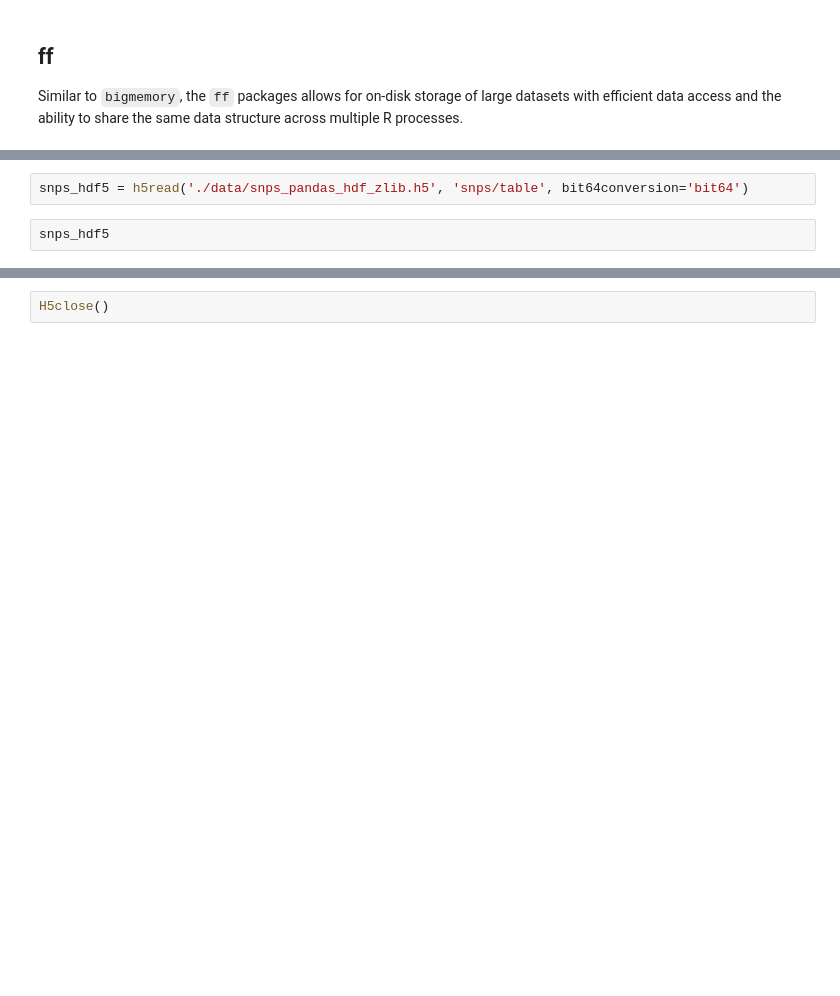
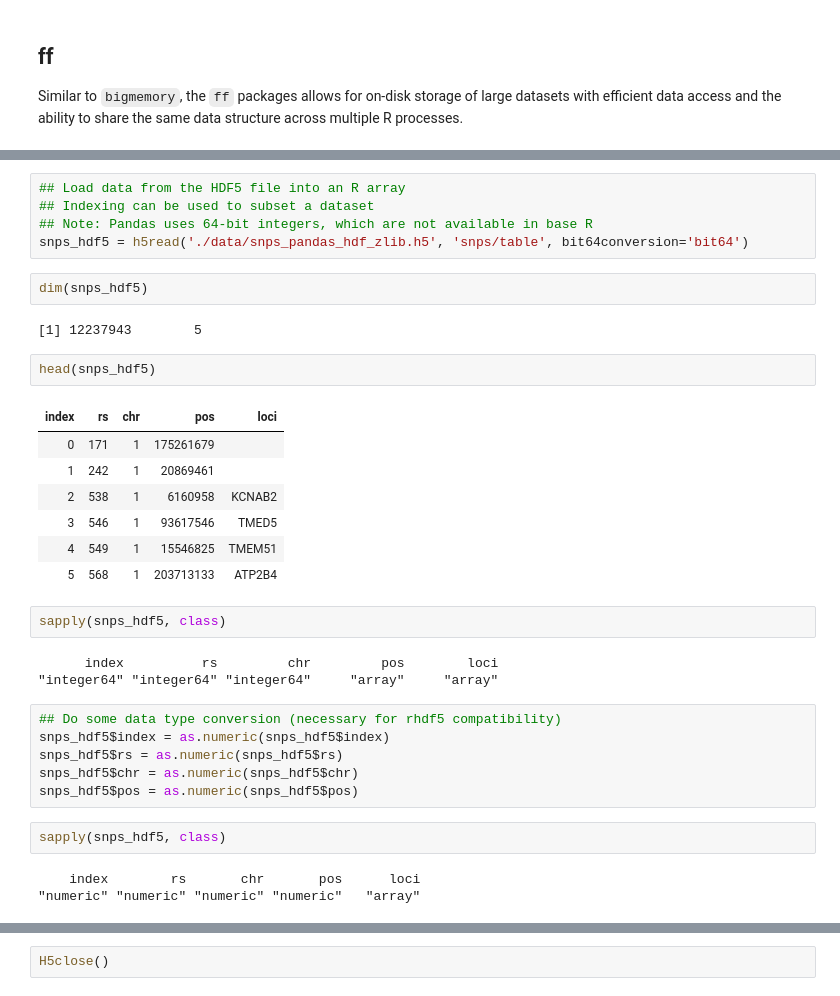
Before and after one commit to mooneymi/large_scale_data, a Jupyter notebook: BMI535_Week3_R_Data_Solutions.ipynb, the cells around one changed output, grey strips where cells are left out. Saved outputs shown, nothing was run; the diff lists cells and outputs as text; blank space fills up the shorter version.

```diff
--- a/BMI535_Week3_R_Data_Solutions.ipynb
+++ b/BMI535_Week3_R_Data_Solutions.ipynb
@@ -344,4 +679,35 @@ The `rhdf5` package ...
-# %%
-snps_hdf5 = h5read('./data/snps_pandas_hdf_zlib.h5', 'snps/table', bit64conversion='bit64')
-# %%
-snps_hdf5
+# %%
+## Load data from the HDF5 file into an R array
+## Indexing can be used to subset a dataset
+## Note: Pandas uses 64-bit integers, which are not available in base R
+snps_hdf5 = h5read('./data/snps_pandas_hdf_zlib.h5', 'snps/table', bit64conversion='bit64')
+# %%
+dim(snps_hdf5)
+# %% [output]
+[1] 12237943        5
+# %%
+head(snps_hdf5)
+# %% [output]
+| index | rs | chr | pos | loci |
+| 0 | 171 | 1 | 175261679 |  |
+| 1 | 242 | 1 | 20869461 |  |
+| 2 | 538 | 1 | 6160958 | KCNAB2 |
+| 3 | 546 | 1 | 93617546 | TMED5 |
+| 4 | 549 | 1 | 15546825 | TMEM51 |
+| 5 | 568 | 1 | 203713133 | ATP2B4 |
+# %%
+sapply(snps_hdf5, class)
+# %% [output]
+      index          rs         chr         pos        loci
+"integer64" "integer64" "integer64"     "array"     "array"
+# %%
+## Do some data type conversion (necessary for rhdf5 compatibility)
+snps_hdf5$index = as.numeric(snps_hdf5$index)
+snps_hdf5$rs = as.numeric(snps_hdf5$rs)
+snps_hdf5$chr = as.numeric(snps_hdf5$chr)
+snps_hdf5$pos = as.numeric(snps_hdf5$pos)
+# %%
+sapply(snps_hdf5, class)
+# %% [output]
+    index        rs       chr       pos      loci
+"numeric" "numeric" "numeric" "numeric"   "array"
```
Also changed, not shown: parts of 87 cells of this notebook, 1 other file.
